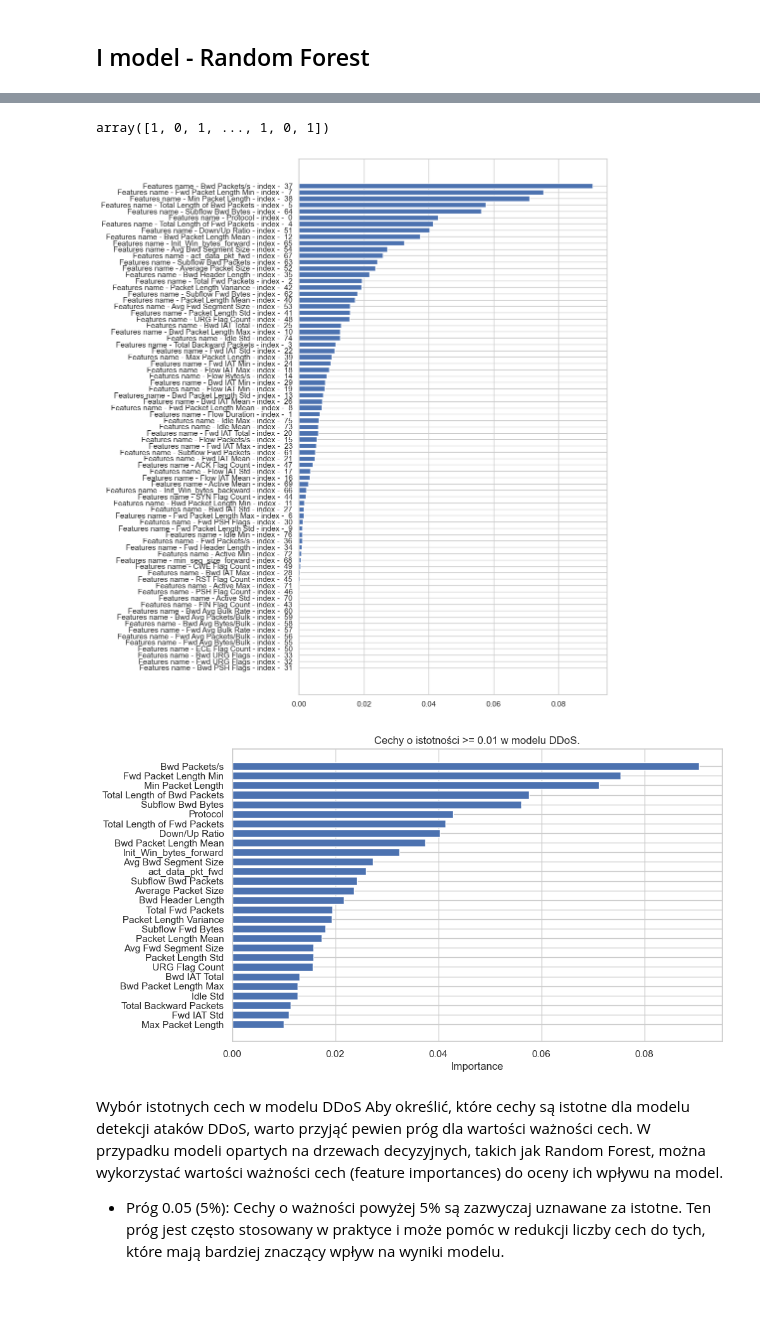
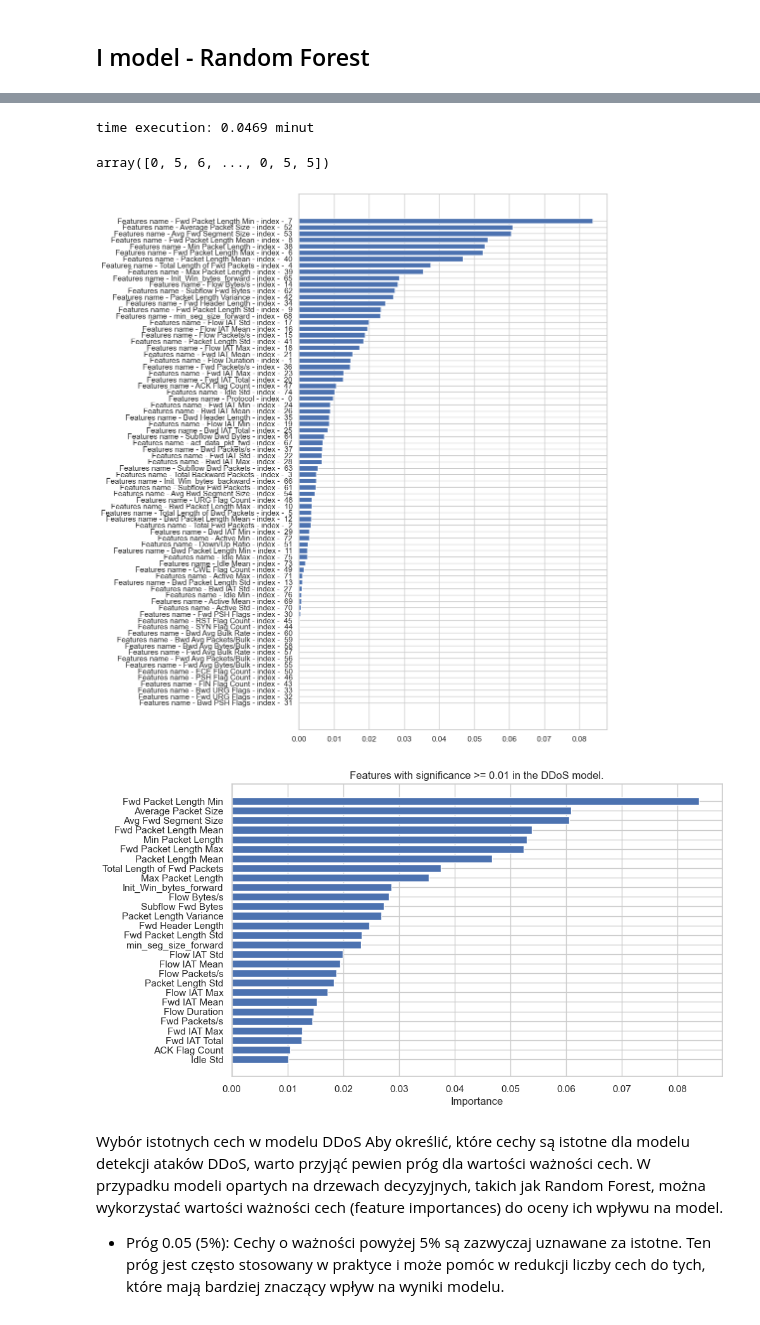
Before and after one commit to DragoBJJ/DDoS-attacks-classification, a Jupyter notebook: DDoSAttacksClassification.ipynb, the cells around one changed output, grey strips where cells are left out. Saved outputs shown, nothing was run; the diff lists cells and outputs as text; code cells hidden in the pictures.

```diff
--- a/DDoSAttacksClassification.ipynb
+++ b/DDoSAttacksClassification.ipynb
@@ -326,7 +326,0 @@ to over-optimistic estimates of classification performance during testing.
-# %%
-print(processed_dataset.duplicated().sum(), "fully duplicate rows to remove")
-
-processed_dataset.drop_duplicates(inplace=True)
-processed_dataset.reset_index(drop=True, inplace=True)
-
-print(processed_dataset.shape)
@@ -400,7 +391,16 @@ Percentage distribution of data: LDAP: 0.34%
 # %%
-## Convert Label to numerical values - Benign in the context of personal data means “non-malignant"
 def map_label(df):
-    df['Label'] = df['Label'].apply(lambda x: 0 if x == "BENIGN" else 1)
+    # Mapping labels to numerical values
+    label_mapping = {
+        "BENIGN": 0,
+        "NetBIOS": 1,
+        "LDAP": 2,
+        "MSSQL": 3,
+        "Portmap": 4,
+        "Syn": 5,
+        "UDP": 6
+    }
+    df['Label'] = df['Label'].map(label_mapping)
     return df
 # %%
 mapped_df = map_label(processed_dataset.copy())
@@ -442,3 +434,7 @@ new_dataset = encode_object_columns(mapped_df)
+# %%
+# Make sure the labels are properly coded as categories.
+label_encoder = LabelEncoder()
+mapped_df['Label'] = label_encoder.fit_transform(mapped_df['Label'])
 # %% [markdown]
 # Data splitting into training and test
 # %%
@@ -478,57 +517,63 @@ Test dataset size (51396, 77)
 # %%
 rf_model = RandomForestClassifier(n_estimators=50, random_state=42)
-rf_model.fit(X_train, Y_train)
+time_execution(rf_model.fit, X_resampled, y_resampled)
 rf_pred = rf_model.predict(X_test)
 rf_pred
 # %% [output]
-array([1, 0, 1, ..., 1, 0, 1])
+time execution: 0.0469 minut
+array([0, 5, 6, ..., 0, 5, 5])
 # %%
 ## importances feature from the model
-importances = rf_model.feature_importances_
+def show_importances_feature(model):
+    importances = model.feature_importances_
 
-## sorted by importance
-indexes = sorted(range(len(importances)), key=lambda i: importances[i], reverse=False)
-feature_column_names = [f"Features name - {mapped_df.columns[i]} - index -  {i}" for i in indexes]
+    ## sorted by importance
+    indexes = sorted(range(len(importances)), key=lambda i: importances[i], reverse=False)
+    feature_column_names = [f"Features name - {mapped_df.columns[i]} - index -  {i}" for i in indexes]
 
-plt.figure(figsize=(8, 14))
-plt.barh(range(X_train.shape[1]), importances[indexes], align="center")
-plt.yticks(range(X_train.shape[1]), feature_column_names)
-plt.show()
+    plt.figure(figsize=(8, 14))
+    plt.barh(range(X_train.shape[1]), importances[indexes], align="center")
+    plt.yticks(range(X_train.shape[1]), feature_column_names)
+    plt.show()
+
+show_importances_feature(rf_model)
 # %% [output]
-[figure, old version]
+[figure, new version]
 # %%
-def extract_important_features(model, mapped_df, threshold=0.01):
+def extract_important_features(model, mapped_df, threshold=0.010):
     # Importances feature from the model
     importances = model.feature_importances_
 
     # Get the indices of features that meet the threshold
     indices = np.where(importances >= threshold)[0]  # Get indices of features with importance >= threshold
 
     # If no features meet the threshold, return a message
     if len(indices) == 0:
-        print("Brak cech o istotności >= {}.".format(threshold))
+        print("No features with significance >= {}.".format(threshold))
         return
 
     # Get feature names and importances of the selected features
     important_feature_names = [mapped_df.columns[i] for i in indices]
     important_importances = importances[indices]
 
     # Sort features by importance in descending order
     sorted_indices = np.argsort(important_importances)
     sorted_feature_names = [important_feature_names[i] for i in sorted_indices]
     sorted_importances = important_importances[sorted_indices]
 
     # Create a horizontal bar plot for the important features
     plt.figure(figsize=(10, 6))
     plt.barh(sorted_feature_names, sorted_importances, align='center')
     plt.xlabel('Importance')
-    plt.title('Cechy o istotności >= {} w modelu DDoS.'.format(threshold))
+    plt.title('Features with significance >= {} in the DDoS model.'.format(threshold))
     plt.show()
 
+    return indices
+
 # Wywołanie funkcji z modelem rf_model
-extract_important_features(rf_model, mapped_df)
+important_features_indices = extract_important_features(rf_model, mapped_df)
 # %% [output]
-[figure, old version]
+[figure, new version]
 # %% [markdown]
 Wybór istotnych cech w modelu DDoS
 Aby określić, które cechy są istotne dla modelu detekcji ataków DDoS, warto przyjąć pewien próg dla wartości ważności cech. W przypadku modeli opartych na drzewach decyzyjnych, takich jak Random Forest, można wykorzystać wartości ważności cech (feature importances) do oceny ich wpływu na model.
```
Also changed, not shown: parts of 51 cells of this notebook.
